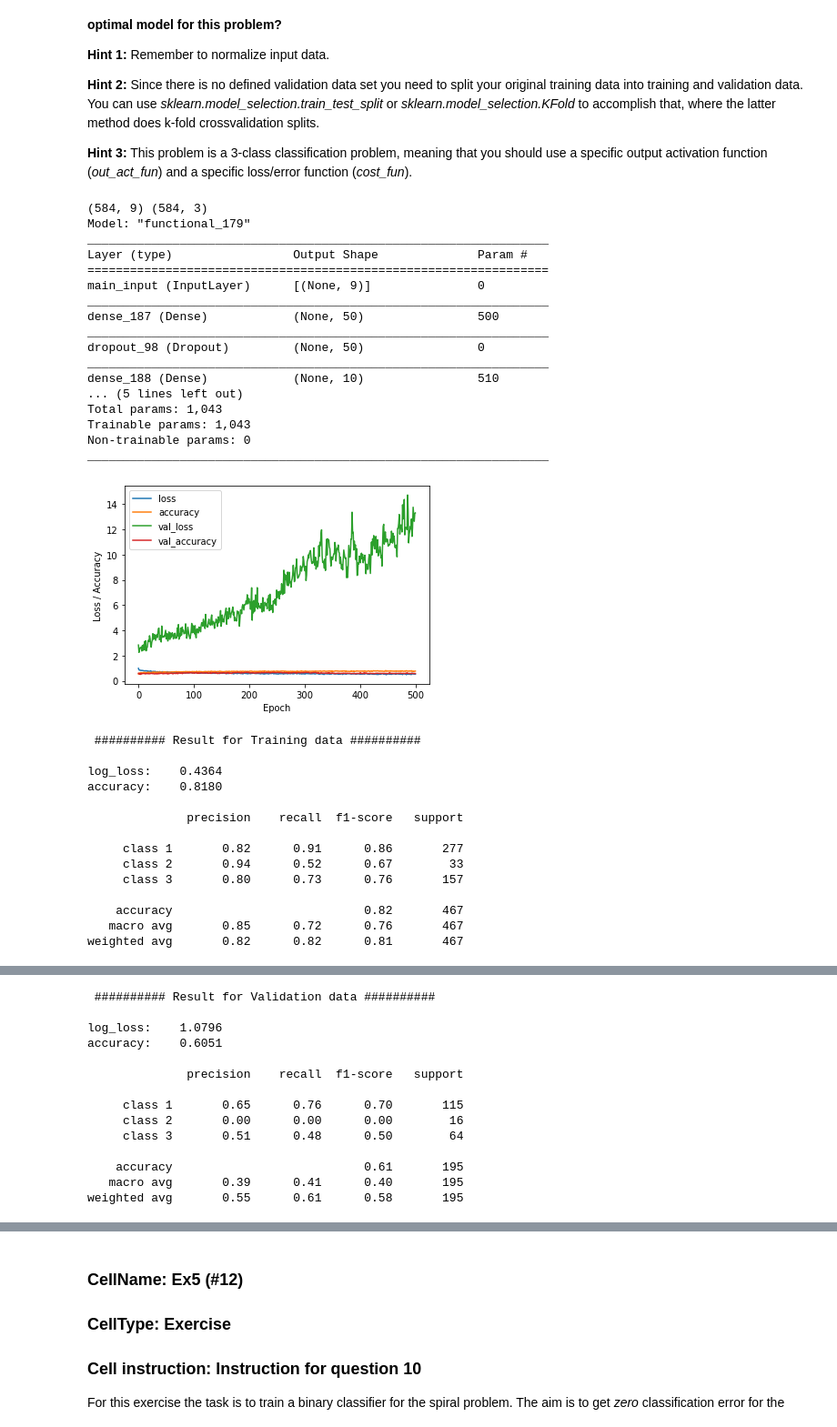
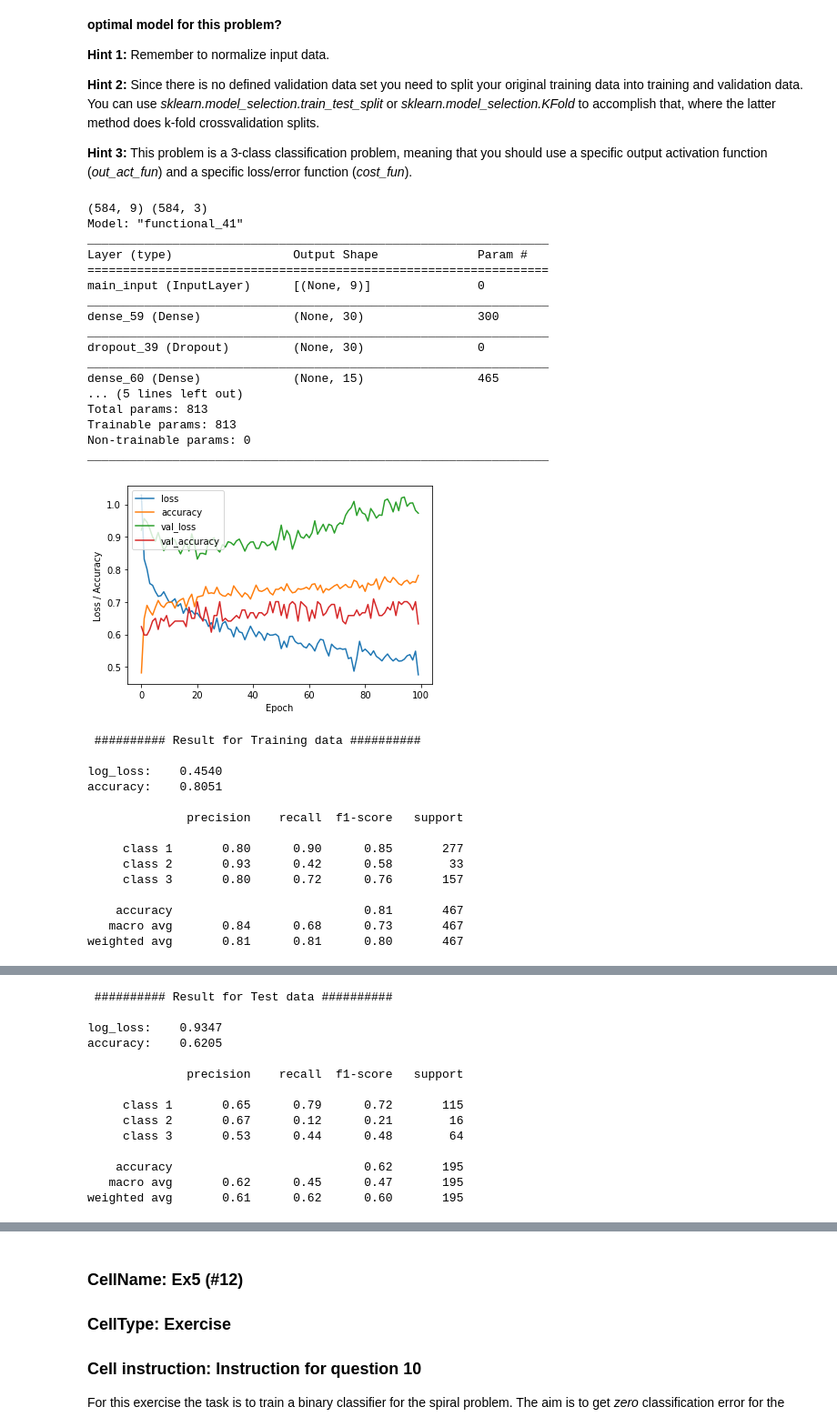
Before and after one commit to filipkalkan/EXTQ40, a Jupyter notebook: lab2.ipynb, the cells around one changed output, grey strips where cells are left out. Shown at 91% size. Drawn from its saved outputs; the diff is of its cells as text; code cells hidden in the pictures.

```diff
--- a/lab2.ipynb
+++ b/lab2.ipynb
@@ -792,9 +792,10 @@ from sklearn import model_selection
 x_trn, d_trn, x_val, d_val, x_tst, d_tst = vowels()
 
 # YOUR CODE FOR NORMALIZATION
-x_trn = preprocessing.normalize(x_trn)
-x_val = preprocessing.normalize(x_val)
-x_tst = preprocessing.normalize(x_tst)
+mu, std = standard(x_trn)
+x_trn = (x_trn - mu)/std
+x_val = (x_val - mu)/std
+x_tst = (x_tst - mu)/std
 num_classes = 9
 
 # YOUR CODE THAT DEFINES THE MLP
@@ -949,21 +950,22 @@ print(x_trn.shape, d_trn.shape)
 x_trn, x_val, d_trn, d_val = model_selection.train_test_split(x_trn, d_trn, test_size=0.2, random_state=41)
 
 # YOUR CODE HERE
-# print(x_trn, "\n", d_trn)
-x_trn = preprocessing.normalize(x_trn)
-x_tst = preprocessing.normalize(x_tst)
+mu, std = standard(x_trn)
+x_trn = (x_trn - mu)/std
+x_val = (x_val - mu)/std
+x_tst = (x_tst - mu)/std
 
 num_classes=d_trn.shape[1]
 
 # YOUR CODE THAT DEFINES THE MLP
 INPUT = {'inp_dim': x_trn.shape[1],
-         'n_nod': [50, 10],
+         'n_nod': [30, 15],
          'drop_nod': 0.15,
          'act_fun': 'relu',
          'out_act_fun': 'softmax',
          'opt_method': 'Adam',
          'cost_fun': 'categorical_crossentropy',
-         'lr_rate': 0.02,
+         'lr_rate': 0.01,
          'metric': 'accuracy',
          'lambd' : 0.0,
          'num_out' : num_classes }
@@ -976,56 +978,56 @@ bio_concentration.summary()
 
 # Train the model
 estimator_bio = bio_concentration.fit(x_trn, d_trn,
-                      epochs = 500,
+                      epochs = 100,
                       validation_data=(x_val,d_val),
                       batch_size=50,
                       verbose = 0)
 
 # Plot the learning curves
 plt.figure()
 plt.ylabel('Loss / Accuracy')
 plt.xlabel('Epoch')
 for k in estimator_bio.history.keys():
     plt.plot(estimator_bio.history[k], label = k)
 plt.legend()
 plt.show()
 
 # # plot the confusion matrix
 make_cm_plot(bio_concentration, x_trn, d_trn, num_classes, 'Training data')
-make_cm_plot(bio_concentration, x_tst, d_tst, num_classes, 'Validation data')
+make_cm_plot(bio_concentration, x_tst, d_tst, num_classes, 'Test data')
 
 # stats_reg(d_trn, pred_trn, 'Training', estimator_ex2)
 # stats_reg(d_tst, pred_val, 'Validation', estimator_ex2)
 # %% [output]
 (584, 9) (584, 3)
-Model: "functional_179"
+Model: "functional_41"
 _________________________________________________________________
 Layer (type)                 Output Shape              Param #
 =================================================================
 main_input (InputLayer)      [(None, 9)]               0
 _________________________________________________________________
-dense_187 (Dense)            (None, 50)                500
+dense_59 (Dense)             (None, 30)                300
 _________________________________________________________________
-dropout_98 (Dropout)         (None, 50)                0
+dropout_39 (Dropout)         (None, 30)                0
 _________________________________________________________________
-dense_188 (Dense)            (None, 10)                510
+dense_60 (Dense)             (None, 15)                465
 ... (5 lines left out)
-Total params: 1,043
-Trainable params: 1,043
+Total params: 813
+Trainable params: 813
 Non-trainable params: 0
 _________________________________________________________________
-[figure, old version]
+[figure, new version]
  ########## Result for Training data ##########
 
-log_loss:    0.4364
-accuracy:    0.8180
+log_loss:    0.4540
+accuracy:    0.8051
 
               precision    recall  f1-score   support
 
-     class 1       0.82      0.91      0.86       277
-     class 2       0.94      0.52      0.67        33
-     class 3       0.80      0.73      0.76       157
+     class 1       0.80      0.90      0.85       277
+     class 2       0.93      0.42      0.58        33
+     class 3       0.80      0.72      0.76       157
 
-    accuracy                           0.82       467
-   macro avg       0.85      0.72      0.76       467
-weighted avg       0.82      0.82      0.81       467
+    accuracy                           0.81       467
+   macro avg       0.84      0.68      0.73       467
+weighted avg       0.81      0.81      0.80       467
@@ -1033,14 +1035,14 @@ weighted avg       0.82      0.82      0.81       467
- ########## Result for Validation data ##########
+ ########## Result for Test data ##########
 
-log_loss:    1.0796
-accuracy:    0.6051
+log_loss:    0.9347
+accuracy:    0.6205
 
               precision    recall  f1-score   support
 
-     class 1       0.65      0.76      0.70       115
-     class 2       0.00      0.00      0.00        16
-     class 3       0.51      0.48      0.50        64
+     class 1       0.65      0.79      0.72       115
+     class 2       0.67      0.12      0.21        16
+     class 3       0.53      0.44      0.48        64
 
-    accuracy                           0.61       195
-   macro avg       0.39      0.41      0.40       195
-weighted avg       0.55      0.61      0.58       195
+    accuracy                           0.62       195
+   macro avg       0.62      0.45      0.47       195
+weighted avg       0.61      0.62      0.60       195
```
Also changed, not shown: parts of 4 cells of this notebook, 1 other file.
